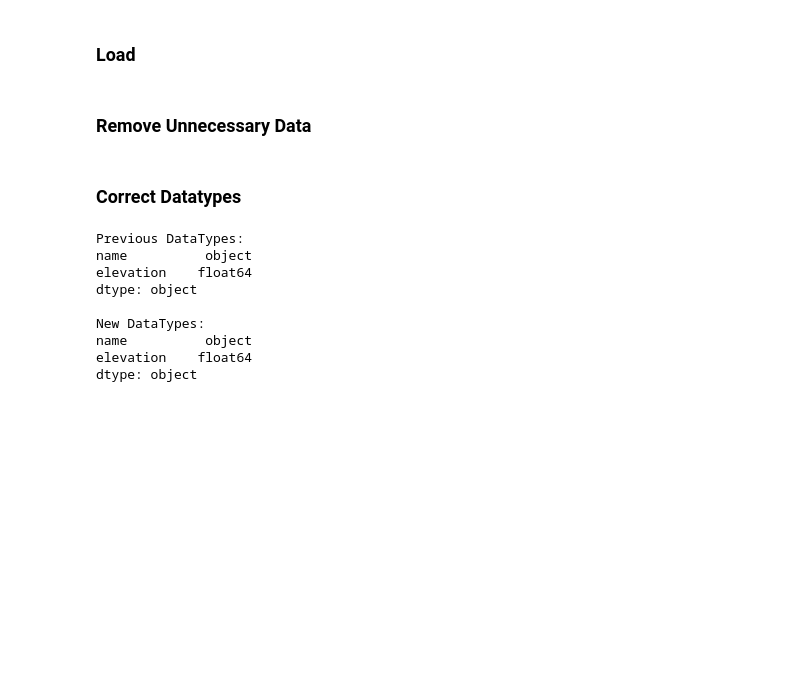
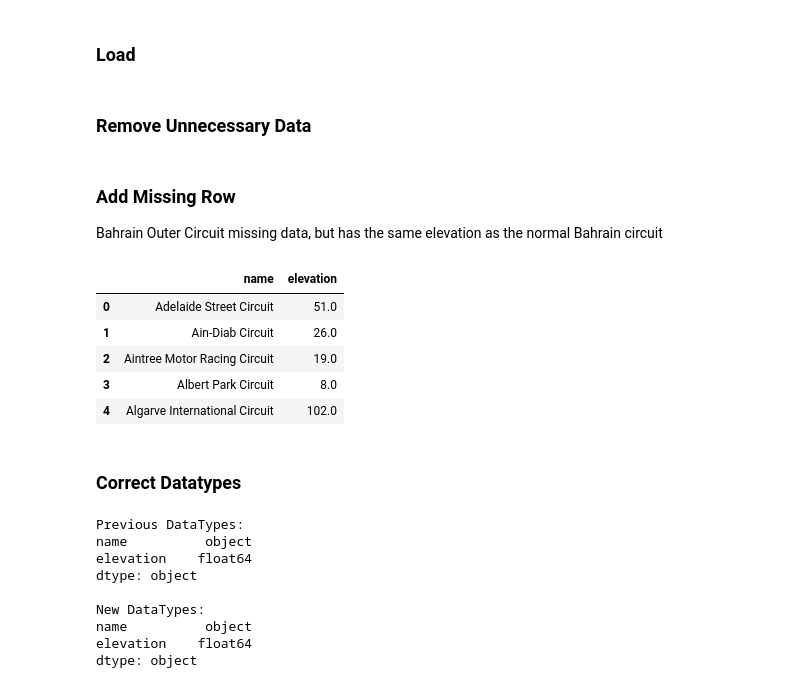
Before and after one commit to JackRWilson/Formula-1-Predictions-Project, a Jupyter notebook: notebooks/data_cleaning.ipynb, the cells around one changed output. Saved outputs shown, nothing was run; the diff lists cells and outputs as text; code cells hidden in the pictures; blank space fills up the shorter version.

```diff
--- a/notebooks/data_cleaning.ipynb
+++ b/notebooks/data_cleaning.ipynb
@@ -1836,6 +1838,20 @@ locations = pd.read_csv('../data/raw/locations_raw.csv')
 locations = locations[['cleaned_name', 'elevation']]
 locations = locations.dropna(subset=['elevation'])
 locations = locations.rename(columns={'cleaned_name': 'name'})
+# %% [markdown]
+### Add Missing Row
+Bahrain Outer Circuit missing data, but has the same elevation as the normal Bahrain circuit
+# %%
+row = pd.DataFrame({'name': ['Bahrain International Outer Circuit'], 'elevation': [9]})
+locations = pd.concat([locations, row], ignore_index=True)
+locations.head()
+# %% [output]
+|  | name | elevation |
+| 0 | Adelaide Street Circuit | 51.0 |
+| 1 | Ain-Diab Circuit | 26.0 |
+| 2 | Aintree Motor Racing Circuit | 19.0 |
+| 3 | Albert Park Circuit | 8.0 |
+| 4 | Algarve International Circuit | 102.0 |
 # %% [markdown]
 ### Correct Datatypes
 # %%
```
Also changed, not shown: parts of 12 cells of this notebook, 1 other file.
